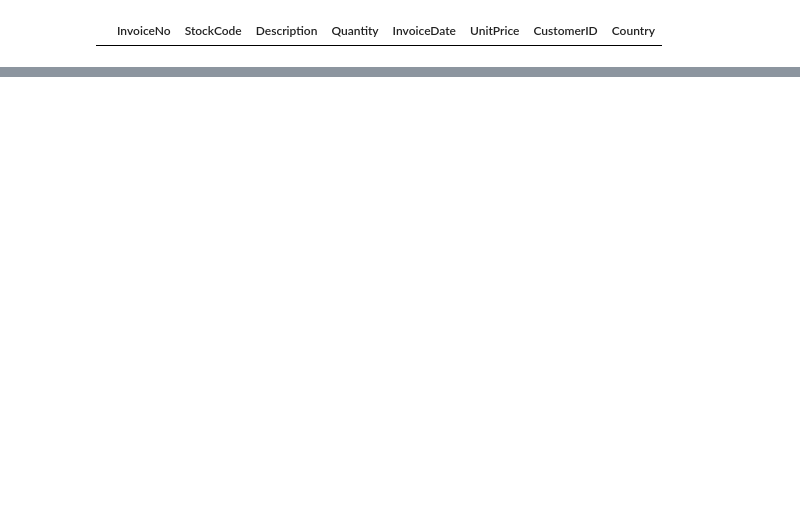
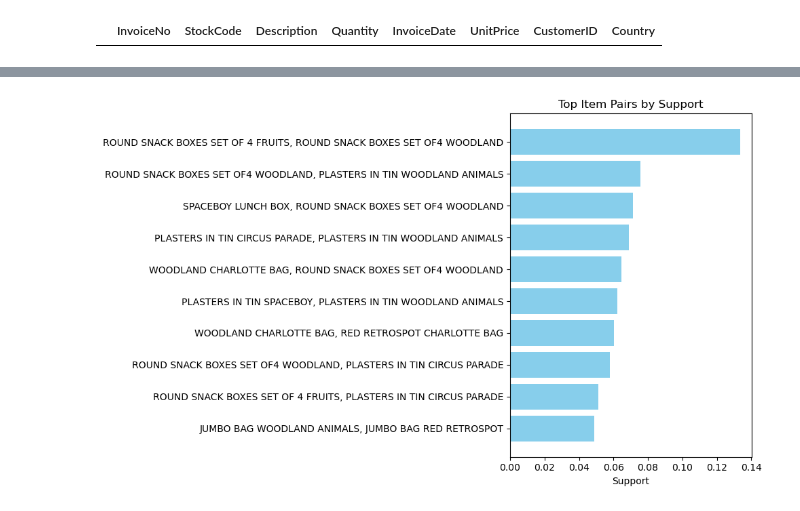
Before and after one commit to tatv047/online-retail-data-analysis, a Jupyter notebook: notebooks/market-basket-analysis.ipynb, the cells around one changed output, grey strips where cells are left out. Drawn from its saved outputs; the diff is of its cells as text; code cells hidden in the pictures; blank space fills up the shorter version.

```diff
--- a/notebooks/market-basket-analysis.ipynb
+++ b/notebooks/market-basket-analysis.ipynb
@@ -203,0 +330,5 @@ I was getting tempted to remove
+# %%
+te = TransactionEncoder() # defining the encoder object
+te_array = te.fit(mybasket).transform(mybasket)
+basket_df = pd.DataFrame(te_array,columns = te.columns_ , index=mybasket.index)
+basket_df.head(5)
@@ -203,0 +344,3 @@ I was getting tempted to remove
+# %%
+# Apply Apriori algorithm to find out the most frequent itemsets
+frequent_itemsets = apriori(basket_df,min_support = 0.025,use_colnames= True) # atleast 2.5 percent appearances
@@ -203,0 +386,3 @@ I was getting tempted to remove
+# %%
+top_pairs = frequent_itemsets[frequent_itemsets['itemsets'].apply(lambda x: len(x) == 2)].sort_values('support',ascending=False)
+top_pairs
@@ -203,0 +469,3 @@ I was getting tempted to remove
+# %%
+# Get top 10 2-item frequent itemsets sorted by support in a horizontal bar plot
+top_10_pairs = top_pairs.head(10).copy()
@@ -203,0 +486,21 @@ I was getting tempted to remove
+# %%
+import matplotlib.pyplot as plt
+
+# Create a copy of your DataFrame (assuming it's named 'top_pairs')
+bar_data = top_10_pairs[['itemsets', 'support']].copy()
+
+# Convert frozensets/itemsets to readable strings
+bar_data['itemsets'] = bar_data['itemsets'].apply(lambda x: ', '.join(list(x)))
+
+# Sort by support descending
+bar_data = bar_data.sort_values(by='support', ascending=True)  # ascending=True for horizontal bars top-down
+
+# Plot
+plt.figure(figsize=(10, 6))
+plt.barh(bar_data['itemsets'], bar_data['support'], color='skyblue')
+plt.xlabel('Support')
+plt.title('Top Item Pairs by Support')
+plt.tight_layout()
+plt.show()
+# %% [output]
+[figure, added]
```
Also changed, not shown: parts of 31 cells of this notebook.
